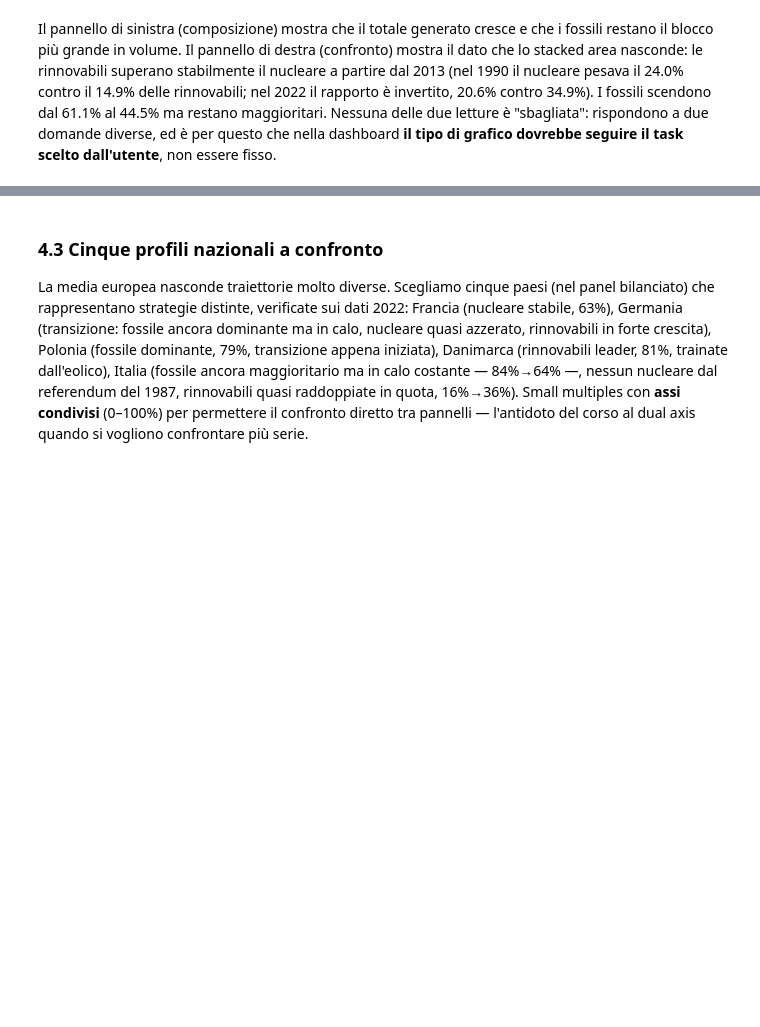
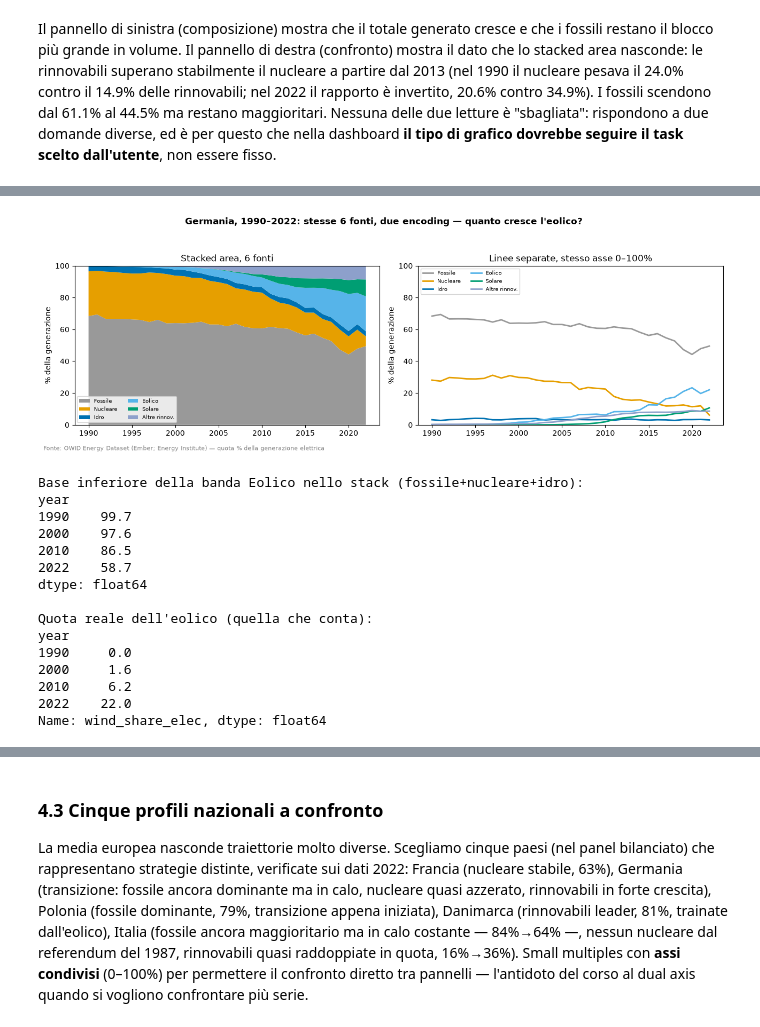
Before and after one commit to marco-pedretti/Progetto-Data-Visualization-e-Dashboard-Design, a Jupyter notebook: eda_energia_europa.ipynb, the cells around one changed output, grey strips where cells are left out. Cells and saved outputs as stored; diff of their text form; code cells hidden in the pictures; blank space fills up the shorter version.

```diff
--- a/eda_energia_europa.ipynb
+++ b/eda_energia_europa.ipynb
@@ -577,0 +582,59 @@ grafico dovrebbe seguire il task scelto dall'utente**, non essere fisso.
+# %%
+DETAIL_COLORS = {
+    "Fossile": PALETTE["fossile"], "Nucleare": PALETTE["nucleare"],
+    "Idro": "#0072B2", "Eolico": "#56B4E9", "Solare": "#009E73", "Altre rinnov.": "#8DA0CB",
+}
+detail_cols = ["fossil_share_elec", "nuclear_share_elec", "hydro_share_elec",
+               "wind_share_elec", "solar_share_elec", "other_renewables_share_elec"]
+detail_labels = list(DETAIL_COLORS.keys())
+
+d_de = bal_all[bal_all["country"] == "Germany"].sort_values("year").set_index("year")
+
+fig, axes = plt.subplots(1, 2, figsize=(13, 4.5))
+
+axes[0].stackplot(
+    d_de.index, *[d_de[c] for c in detail_cols],
+    labels=detail_labels, colors=list(DETAIL_COLORS.values()),
+)
+axes[0].set_title("Stacked area, 6 fonti")
+axes[0].set_ylabel("% della generazione")
+axes[0].set_ylim(0, 100)
+axes[0].legend(loc="lower left", fontsize=7, ncol=2)
+
+for col, label in zip(detail_cols, detail_labels):
+    axes[1].plot(d_de.index, d_de[col], color=DETAIL_COLORS[label], label=label, linewidth=2)
+axes[1].set_title("Linee separate, stesso asse 0–100%")
+axes[1].set_ylabel("% della generazione")
+axes[1].set_ylim(0, 100)
+axes[1].legend(loc="upper left", fontsize=7, ncol=2)
+
+fig.suptitle("Germania, 1990–2022: stesse 6 fonti, due encoding — quanto cresce l'eolico?", fontweight="bold")
+fig.text(0.01, 0.01, f"{SOURCE_NOTE} — quota % della generazione elettrica", fontsize=8, color="gray")
+plt.tight_layout(rect=[0, 0.03, 1, 0.93])
+plt.show()
+
+# Quanto si sposta la base della banda "Eolico" nello stack (fossile+nucleare+idro sotto di lei),
+# rispetto alla sua reale crescita?
+base_sotto_eolico = d_de["fossil_share_elec"] + d_de["nuclear_share_elec"] + d_de["hydro_share_elec"]
+print("Base inferiore della banda Eolico nello stack (fossile+nucleare+idro):")
+print(base_sotto_eolico.loc[[1990, 2000, 2010, 2022]].round(1))
+print()
+print("Quota reale dell'eolico (quella che conta):")
+print(d_de["wind_share_elec"].loc[[1990, 2000, 2010, 2022]].round(1))
+# %% [output]
+[figure, added]
+Base inferiore della banda Eolico nello stack (fossile+nucleare+idro):
+year
+1990    99.7
+2000    97.6
+2010    86.5
+2022    58.7
+dtype: float64
+
+Quota reale dell'eolico (quella che conta):
+year
+1990     0.0
+2000     1.6
+2010     6.2
+2022    22.0
+Name: wind_share_elec, dtype: float64
```
Also changed, not shown: parts of 2 cells of this notebook, 1 other file.
